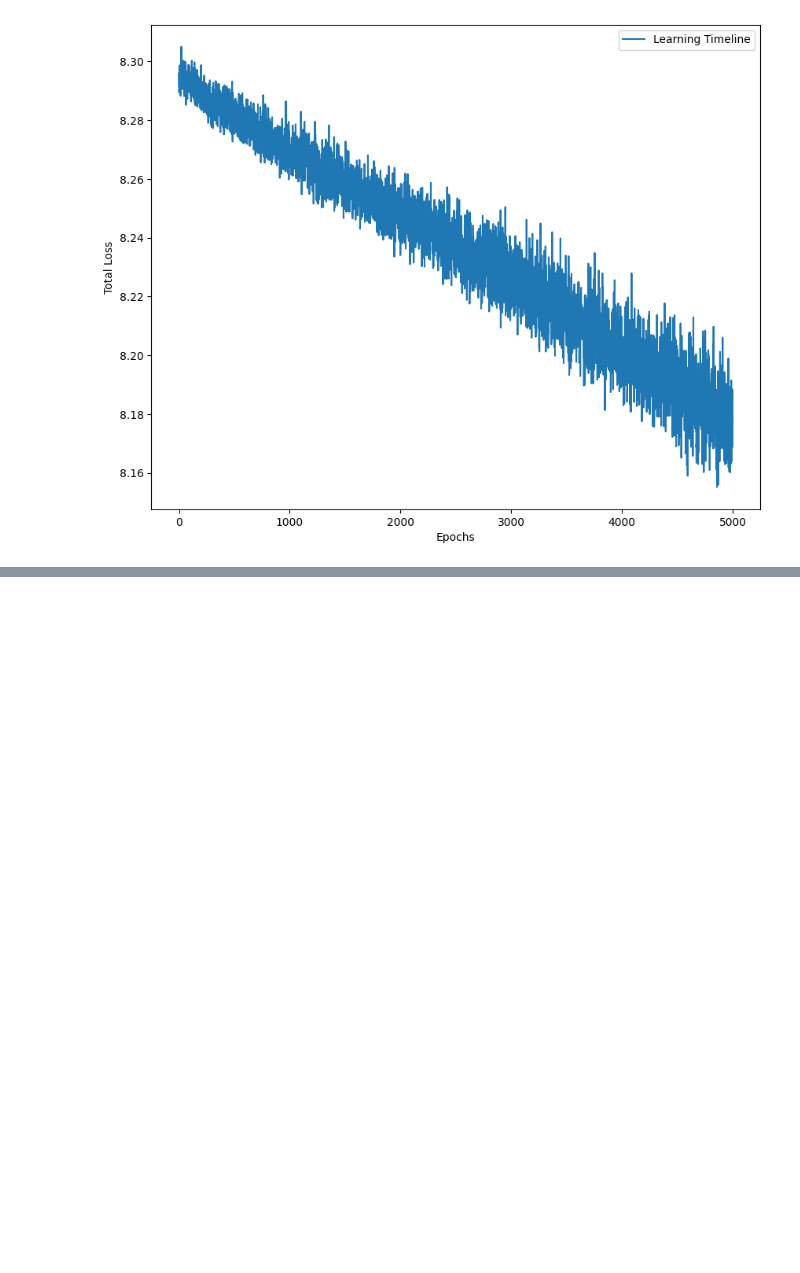
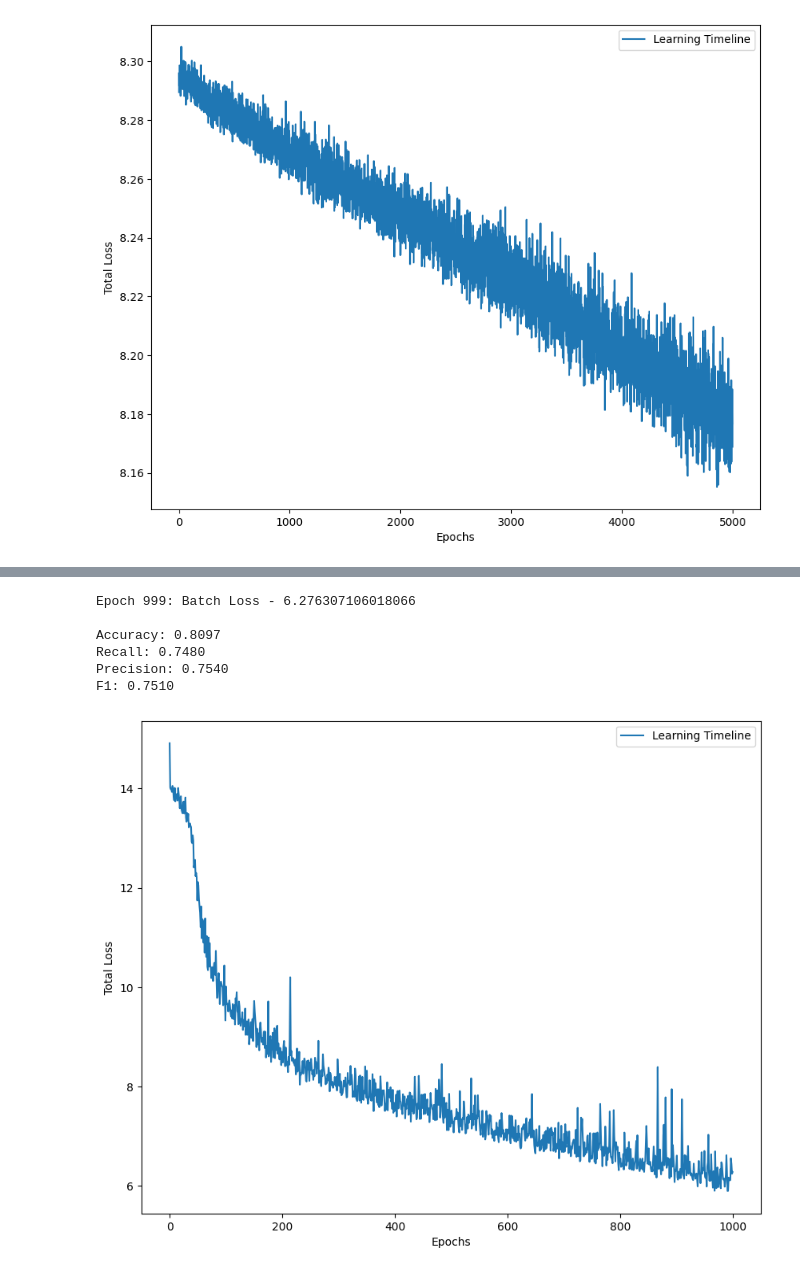
Before and after one commit to CoolmixZero/nn-optimization, a Jupyter notebook: train_model4_1.ipynb, the cells around one changed output, grey strips where cells are left out. Drawn from its saved outputs; the diff is of its cells as text; code cells hidden in the pictures; blank space fills up the shorter version.

Commit message:
adagrad went crazy

```diff
--- a/train_model4_1.ipynb
+++ b/train_model4_1.ipynb
@@ -83,3 +83,6 @@ Recall: 0.1811
 Precision: 0.5227
 F1: 0.2690
 [figure]
+# %%
+train_loader = DataLoader(TensorDataset(X_train, y_train), batch_size=32, shuffle=True)
+test_loader = DataLoader(TensorDataset(X_test, y_test), shuffle=False)
@@ -85,0 +94,10 @@ F1: 0.2690
+# %%
+evaluate_model(Model4_1(X_train.shape[1]), train_loader, 1e-3, X_test, y_test, 1000, 'model4_1_1-adagrad')
+# %% [output]
+Epoch 999: Batch Loss - 6.276307106018066
+
+Accuracy: 0.8097
+Recall: 0.7480
+Precision: 0.7540
+F1: 0.7510
+[figure, added]
```
Also changed, not shown: parts of 5 cells of this notebook, 3 other files.
